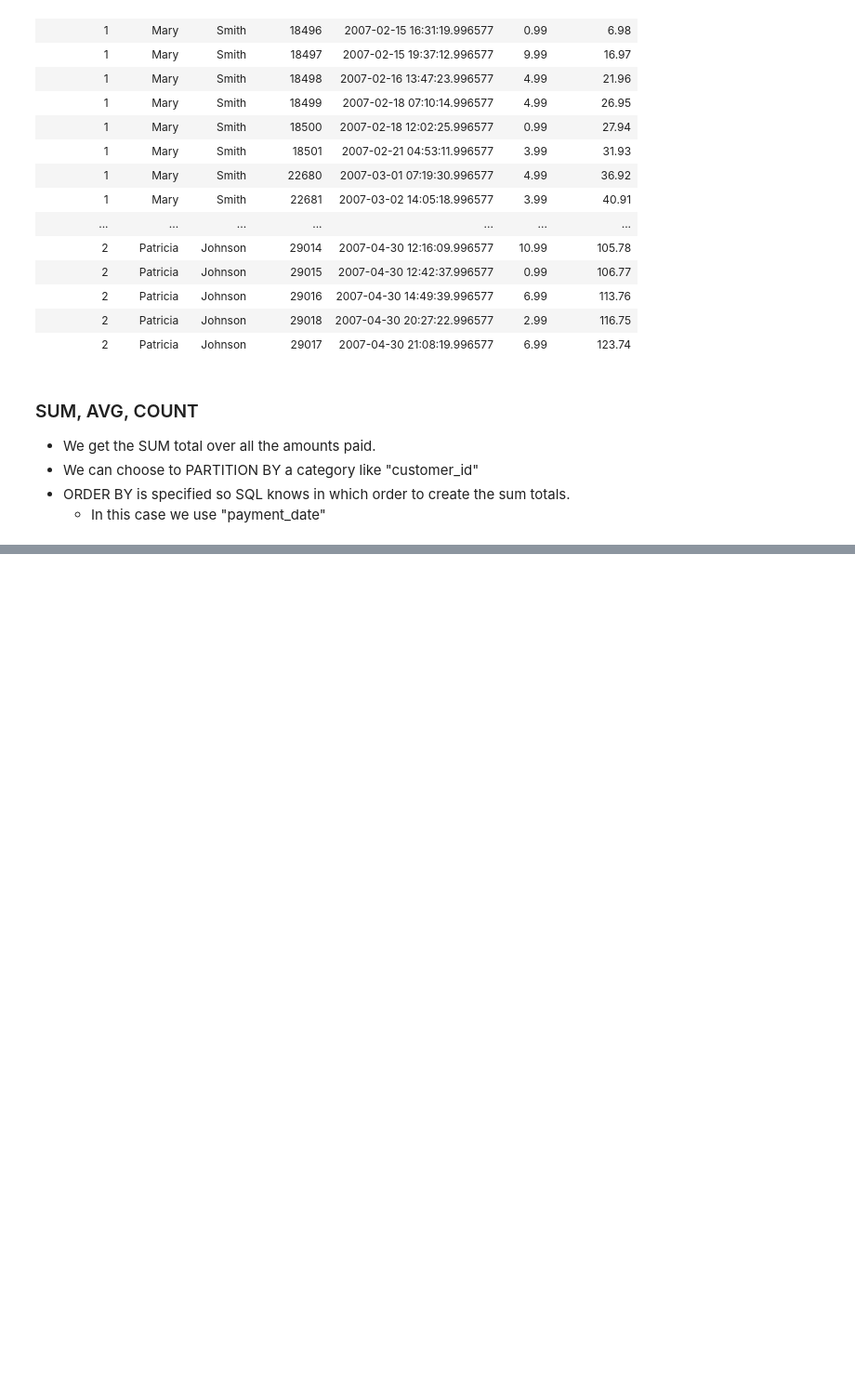
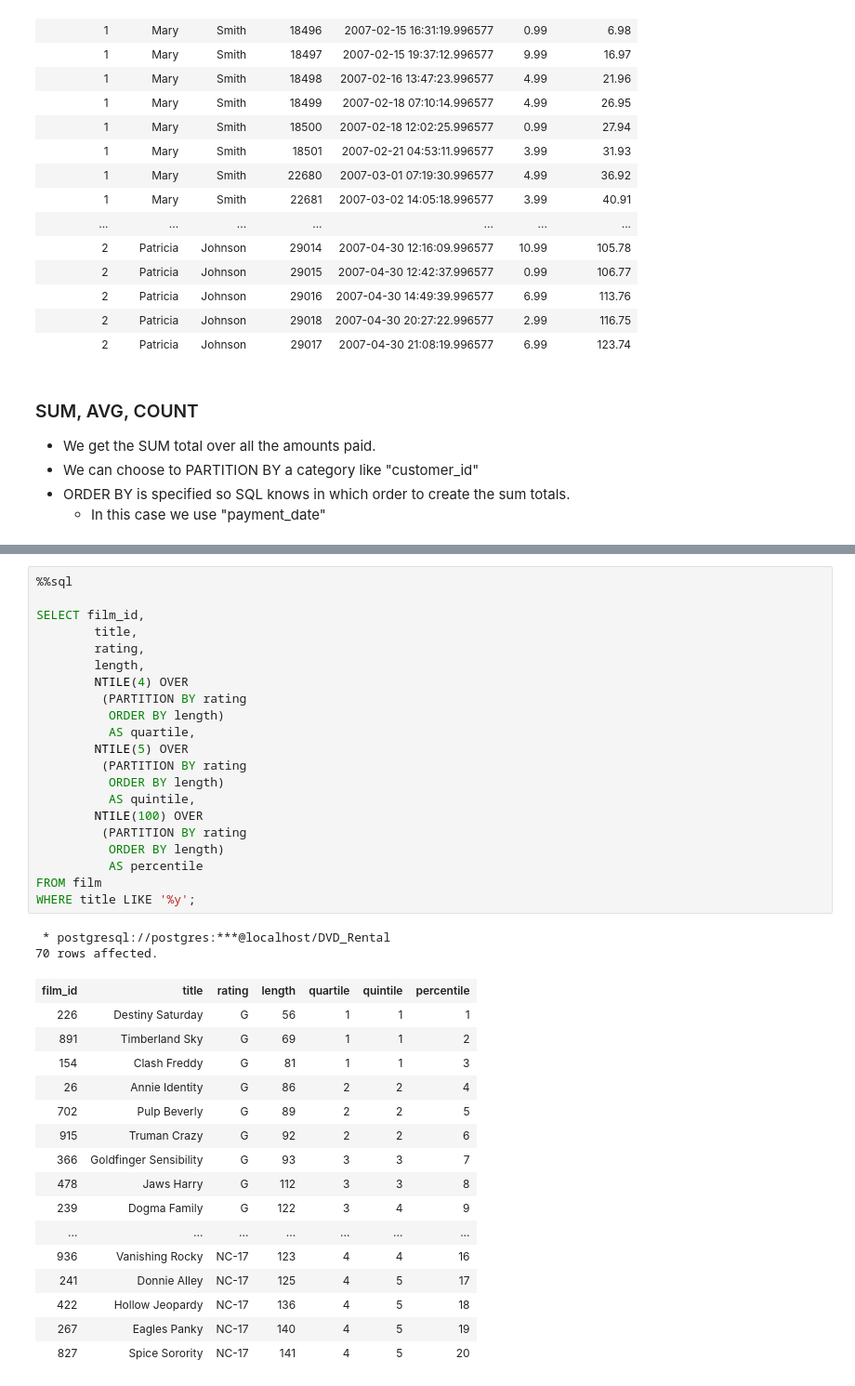
Before and after one commit to OscarKodes/100-Days-of-Data-Projects, a Jupyter notebook: 14-Practice_Advanced_SQL/Practicing Advanced SQL Functions.ipynb, the cells around one changed output, grey strips where cells are left out. Shown at 93% size. Saved outputs shown, nothing was run; the diff lists cells and outputs as text; blank space fills up the shorter version.

Commit message:
Day 61: Practice Advanced SQL - row number, rank, dense rank, ntiles, partitions.

```diff
--- a/14-Practice_Advanced_SQL/Practicing Advanced SQL Functions.ipynb
+++ b/14-Practice_Advanced_SQL/Practicing Advanced SQL Functions.ipynb
@@ -152,0 +299,40 @@ WHERE c.customer_id < 3;
+# %%
+%%sql
+
+SELECT film_id,
+        title,
+        rating,
+        length,
+        NTILE(4) OVER
+         (PARTITION BY rating
+          ORDER BY length)
+          AS quartile,
+        NTILE(5) OVER
+         (PARTITION BY rating
+          ORDER BY length)
+          AS quintile,
+        NTILE(100) OVER
+         (PARTITION BY rating
+          ORDER BY length)
+          AS percentile
+FROM film
+WHERE title LIKE '%y';
+# %% [output]
+ * postgresql://postgres:***@localhost/DVD_Rental
+70 rows affected.
+| film_id | title | rating | length | quartile | quintile | percentile |
+| 226 | Destiny Saturday | G | 56 | 1 | 1 | 1 |
+| 891 | Timberland Sky | G | 69 | 1 | 1 | 2 |
+| 154 | Clash Freddy | G | 81 | 1 | 1 | 3 |
+| 26 | Annie Identity | G | 86 | 2 | 2 | 4 |
+| 702 | Pulp Beverly | G | 89 | 2 | 2 | 5 |
+| 915 | Truman Crazy | G | 92 | 2 | 2 | 6 |
+| 366 | Goldfinger Sensibility | G | 93 | 3 | 3 | 7 |
+| 478 | Jaws Harry | G | 112 | 3 | 3 | 8 |
+| 239 | Dogma Family | G | 122 | 3 | 4 | 9 |
+| ... | ... | ... | ... | ... | ... | ... |
+| 936 | Vanishing Rocky | NC-17 | 123 | 4 | 4 | 16 |
+| 241 | Donnie Alley | NC-17 | 125 | 4 | 5 | 17 |
+| 422 | Hollow Jeopardy | NC-17 | 136 | 4 | 5 | 18 |
+| 267 | Eagles Panky | NC-17 | 140 | 4 | 5 | 19 |
+| 827 | Spice Sorority | NC-17 | 141 | 4 | 5 | 20 |
```
Also changed, not shown: parts of 10 cells of this notebook.
